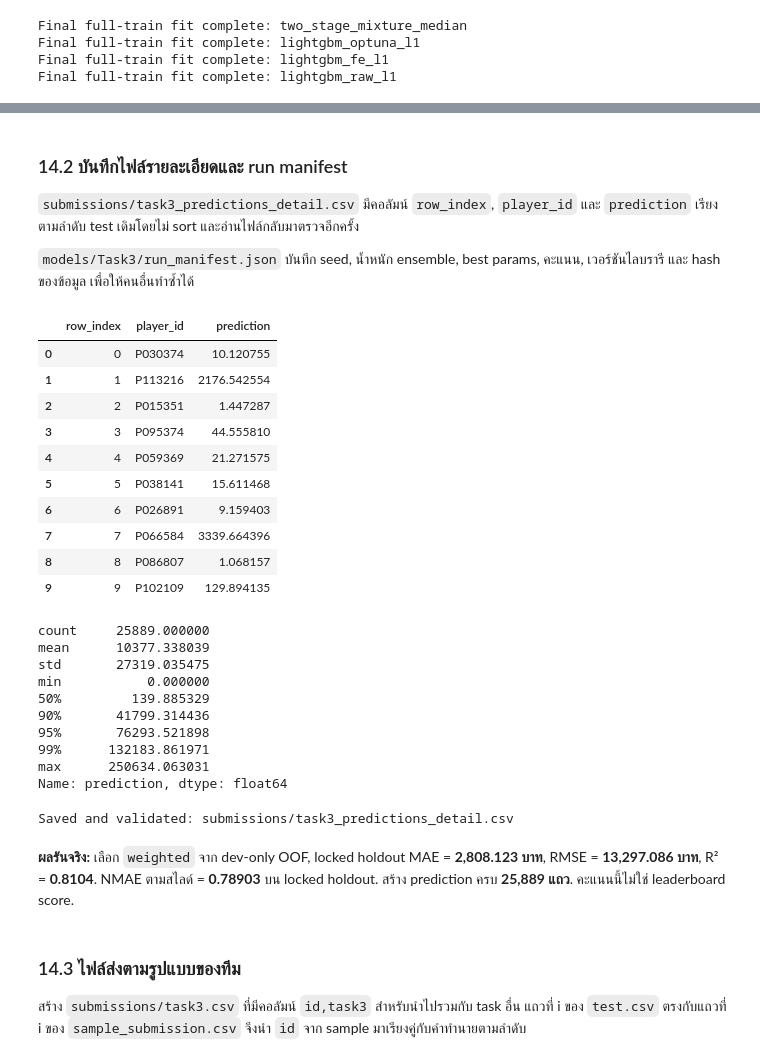
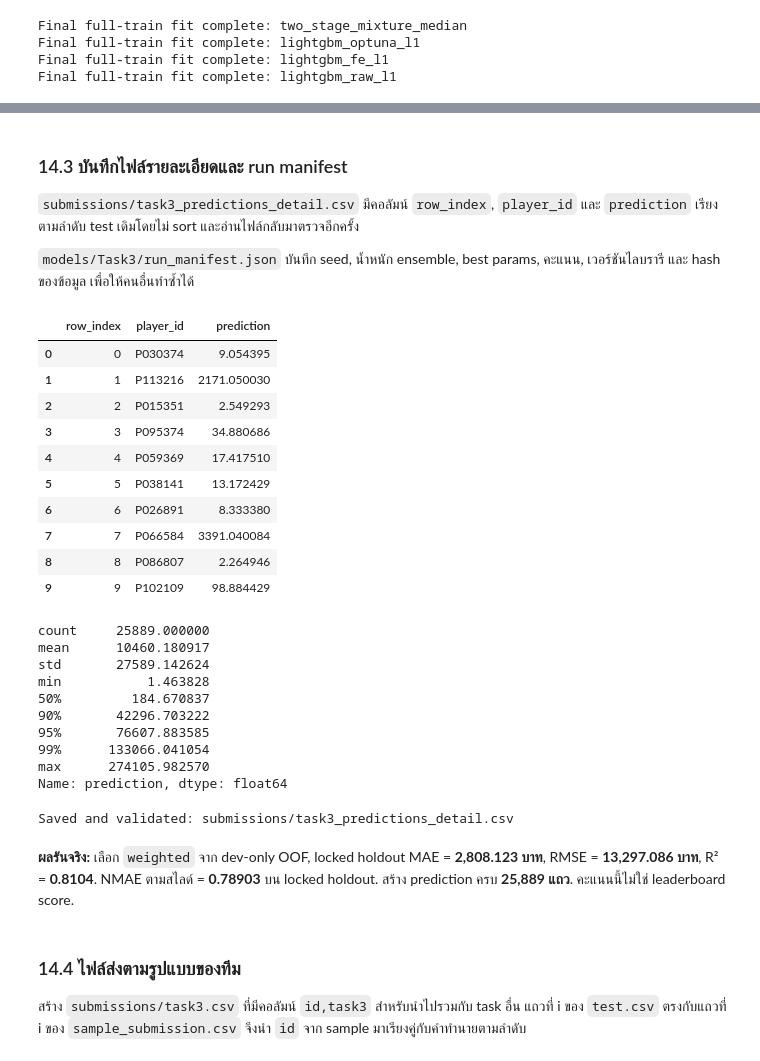
Before and after one commit to JeffMerry/Player-Intelligence-System-CPE342-ML, a Jupyter notebook: Task3/notebooks/task-3-monthly-spending-prediction.ipynb, the cells around one changed output, grey strips where cells are left out. Saved outputs shown, nothing was run; the diff lists cells and outputs as text; code cells hidden in the pictures.

```diff
--- a/Task3/notebooks/task-3-monthly-spending-prediction.ipynb
+++ b/Task3/notebooks/task-3-monthly-spending-prediction.ipynb
@@ -111,7 +111,7 @@ np.random.seed(SEED)
 optuna.logging.set_verbosity(optuna.logging.WARNING)
 plt.rcParams.update({'figure.figsize': (10, 4), 'axes.grid': True, 'grid.alpha': .2})
 # บันทึกเวอร์ชันไลบรารีเพื่อให้ทำซ้ำได้
-versions = {p: importlib.metadata.version(p) for p in ['numpy', 'pandas', 'scipy', 'scikit-learn', 'lightgbm', 'xgboost', 'catboost', 'optuna', 'matplotlib', 'nbformat', 'nbclient', 'ipykernel']}
+versions = {p: importlib.metadata.version(p) for p in ['numpy', 'pandas', 'scipy', 'scikit-learn', 'lightgbm', 'xgboost', 'catboost', 'optuna', 'matplotlib', 'torch', 'nbformat', 'nbclient', 'ipykernel']}
 print('Python:', sys.version, '\nVersions:', versions)
 print('Metric: NMAE = 1 / (1 + sum(abs(y - prediction)) / sum(y)); maximize score, minimize MAE.')
 # %% [output]
@@ -1282,0 +1427,11 @@ Final full-train fit complete: lightgbm_raw_l1
+# %%
+# หา epoch จาก dev ทั้งหมด แล้วตรวจ blend บน locked holdout
+mlp_dev_model, mlp_dev_prep, MLP_FINAL_EPOCHS = mlp_fit_pair(X_dev, yd_mlp)
+neural_hold = mlp_predict(mlp_dev_model, X_fe.iloc[hold_idx], mlp_dev_prep)
+yh_mlp = y_all.iloc[hold_idx].to_numpy(dtype=np.float64)
+blend_hold = (1 - MLP_ALPHA) * hold_pred + MLP_ALPHA * neural_hold
+mlp_hold = pd.DataFrame([{'model': n, 'NMAE': nmae_score(yh_mlp, v), 'MAE': np.abs(yh_mlp - v).mean()}
+                         for n, v in [('tree ensemble', hold_pred), ('MLP', neural_hold), ('blend 75/25', blend_hold)]])
+print('MLP epochs selected on dev:', MLP_FINAL_EPOCHS)
+display(mlp_hold)
+mlp_hold.to_csv(OUT / 'mlp_blend_holdout.csv', index=False)
@@ -1282,0 +1454,10 @@ Final full-train fit complete: lightgbm_raw_l1
+# %%
+# ฝึก MLP ด้วย train ทั้งหมด (จำนวน epoch จากขั้นก่อน) แล้วผสมกับคำทำนายของ tree ensemble
+mlp_final_model, mlp_final_prep, _ = mlp_fit(X_fe, y_all.to_numpy(dtype=np.float64), MLP_FINAL_EPOCHS)
+xt_fe = make_features(test, True)
+assert list(xt_fe.columns) == list(X_fe.columns)
+neural_test = mlp_predict(mlp_final_model, xt_fe, mlp_final_prep)
+tree_prediction = prediction.copy()
+prediction = (1 - MLP_ALPHA) * tree_prediction + MLP_ALPHA * neural_test
+assert prediction.shape == (25889,) and np.isfinite(prediction).all() and (prediction >= 0).all()
+display(pd.DataFrame({'tree': tree_prediction, 'MLP': neural_test, 'final': prediction}).describe(percentiles=[.5, .9, .99]))
@@ -1283,5 +1474,5 @@ Final full-train fit complete: lightgbm_raw_l1
 # %% [markdown]
-### 14.2 บันทึกไฟล์รายละเอียดและ run manifest
+### 14.3 บันทึกไฟล์รายละเอียดและ run manifest
 
 `submissions/task3_predictions_detail.csv` มีคอลัมน์ `row_index`, `player_id` และ `prediction` เรียงตามลำดับ test เดิมโดยไม่ sort และอ่านไฟล์กลับมาตรวจอีกครั้ง
 
@@ -1296,57 +1487,60 @@ PRED_PATH=SUB/'task3_predictions_detail.csv'
 submission.to_csv(PRED_PATH,index=False,float_format='%.8f')
 # อ่านไฟล์กลับมาตรวจขนาด ลำดับ ID และค่าที่ต้องไม่ติดลบ
 roundtrip=pd.read_csv(PRED_PATH)
 assert roundtrip.shape==(25889,3) and roundtrip[ID].tolist()==test[ID].tolist()
 assert roundtrip.row_index.tolist()==list(range(len(test)))
 assert np.isfinite(roundtrip.prediction).all() and roundtrip.prediction.ge(0).all()
 display(submission.head(10)); display(submission.prediction.describe(percentiles=[.5,.9,.95,.99]))
 # บันทึกทุกอย่างที่ต้องใช้ทำซ้ำผลนี้
 manifest={'metric':'NMAE = 1 / (1 + sum(abs(y - prediction)) / sum(y)); higher is better',
           'metric_source':'User-provided project slides, pages 19 and 25',
           'selection_objective':'original-scale MAE; equivalent ranking to NMAE on the same rows',
           'seed':SEED,'folds':N_FOLDS,'optuna_trials':N_TRIALS,'threads':THREADS,
           'selected_strategy':winner,'shortlist':shortlist,'active_models':[shortlist[j] for j in active],
           'weights':weights.tolist(),'best_single':shortlist[best_single],
           'rounds':cv_iterations,'optuna_best_params':study.best_params,
           'selected_oof_mae':float(mean_absolute_error(yd,selected_dev_prediction)),
           'selected_oof_nmae':nmae_score(yd,selected_dev_prediction),
           'locked_holdout':{key:float(value) for key,value in hold_metrics.items()},
           'locked_holdout_mae_95pct_ci':ci.tolist(),'versions':versions,'data_sha256':fingerprints,
           'output_rows':len(submission),'row_index_base':0,'prediction_file':PRED_PATH.relative_to(ROOT).as_posix(),
           'target_facts':target_facts,
+          'mlp_blend':{'alpha':MLP_ALPHA,'seed':MLP_SEED,'scale':MLP_SCALE,'fold_epochs':mlp_epochs,
+                       'final_epochs':MLP_FINAL_EPOCHS,'oof':mlp_table.to_dict('records'),'holdout':mlp_hold.to_dict('records'),
+                       'torch':torch.__version__},
           'candidate_specs':{n:{'kind':s.kind,'engineered':s.fe,'params':s.params,'transform':s.transform,'upper_clip':s.upper_clip} for n,s in specs.items()}}
 (OUT/'run_manifest.json').write_text(json.dumps(manifest,ensure_ascii=False,indent=2),encoding='utf-8')
 print('Saved and validated:',PRED_PATH.relative_to(ROOT).as_posix())
 display(Markdown(f"**ผลรันจริง:** เลือก `{winner}` จาก dev-only OOF, locked holdout MAE = **{hold_metrics['MAE']:,.3f} บาท**, "
                  f"RMSE = **{hold_metrics['RMSE']:,.3f} บาท**, R² = **{hold_metrics['R2']:.4f}**. "
                  f"NMAE ตามสไลด์ = **{hold_metrics['NMAE']:.5f}** บน locked holdout. "
                  f"สร้าง prediction ครบ **{len(submission):,} แถว**. คะแนนนี้ไม่ใช่ leaderboard score."))
 # %% [output]
 |  | row_index | player_id | prediction |
-| 0 | 0 | P030374 | 10.120755 |
-| 1 | 1 | P113216 | 2176.542554 |
-| 2 | 2 | P015351 | 1.447287 |
-| 3 | 3 | P095374 | 44.555810 |
-| 4 | 4 | P059369 | 21.271575 |
-| 5 | 5 | P038141 | 15.611468 |
-| 6 | 6 | P026891 | 9.159403 |
-| 7 | 7 | P066584 | 3339.664396 |
-| 8 | 8 | P086807 | 1.068157 |
-| 9 | 9 | P102109 | 129.894135 |
+| 0 | 0 | P030374 | 9.054395 |
+| 1 | 1 | P113216 | 2171.050030 |
+| 2 | 2 | P015351 | 2.549293 |
+| 3 | 3 | P095374 | 34.880686 |
+| 4 | 4 | P059369 | 17.417510 |
+| 5 | 5 | P038141 | 13.172429 |
+| 6 | 6 | P026891 | 8.333380 |
+| 7 | 7 | P066584 | 3391.040084 |
+| 8 | 8 | P086807 | 2.264946 |
+| 9 | 9 | P102109 | 98.884429 |
 count     25889.000000
-mean      10377.338039
-std       27319.035475
-min           0.000000
-50%         139.885329
-90%       41799.314436
-95%       76293.521898
-99%      132183.861971
-max      250634.063031
+mean      10460.180917
+std       27589.142624
+min           1.463828
+50%         184.670837
+90%       42296.703222
+95%       76607.883585
+99%      133066.041054
+max      274105.982570
 Name: prediction, dtype: float64
 Saved and validated: submissions/task3_predictions_detail.csv
 **ผลรันจริง:** เลือก `weighted` จาก dev-only OOF, locked holdout MAE = **2,808.123 บาท**, RMSE = **13,297.086 บาท**, R² = **0.8104**. NMAE ตามสไลด์ = **0.78903** บน locked holdout. สร้าง prediction ครบ **25,889 แถว**. คะแนนนี้ไม่ใช่ leaderboard score.
 # %% [markdown]
-### 14.3 ไฟล์ส่งตามรูปแบบของทีม
+### 14.4 ไฟล์ส่งตามรูปแบบของทีม
 
 สร้าง `submissions/task3.csv` ที่มีคอลัมน์ `id,task3` สำหรับนำไปรวมกับ task อื่น แถวที่ i ของ `test.csv` ตรงกับแถวที่ i ของ `sample_submission.csv` จึงนำ `id` จาก sample มาเรียงคู่กับคำทำนายตามลำดับ
 # %%
```
Also changed, not shown: parts of 15 cells of this notebook, 3 other files.
